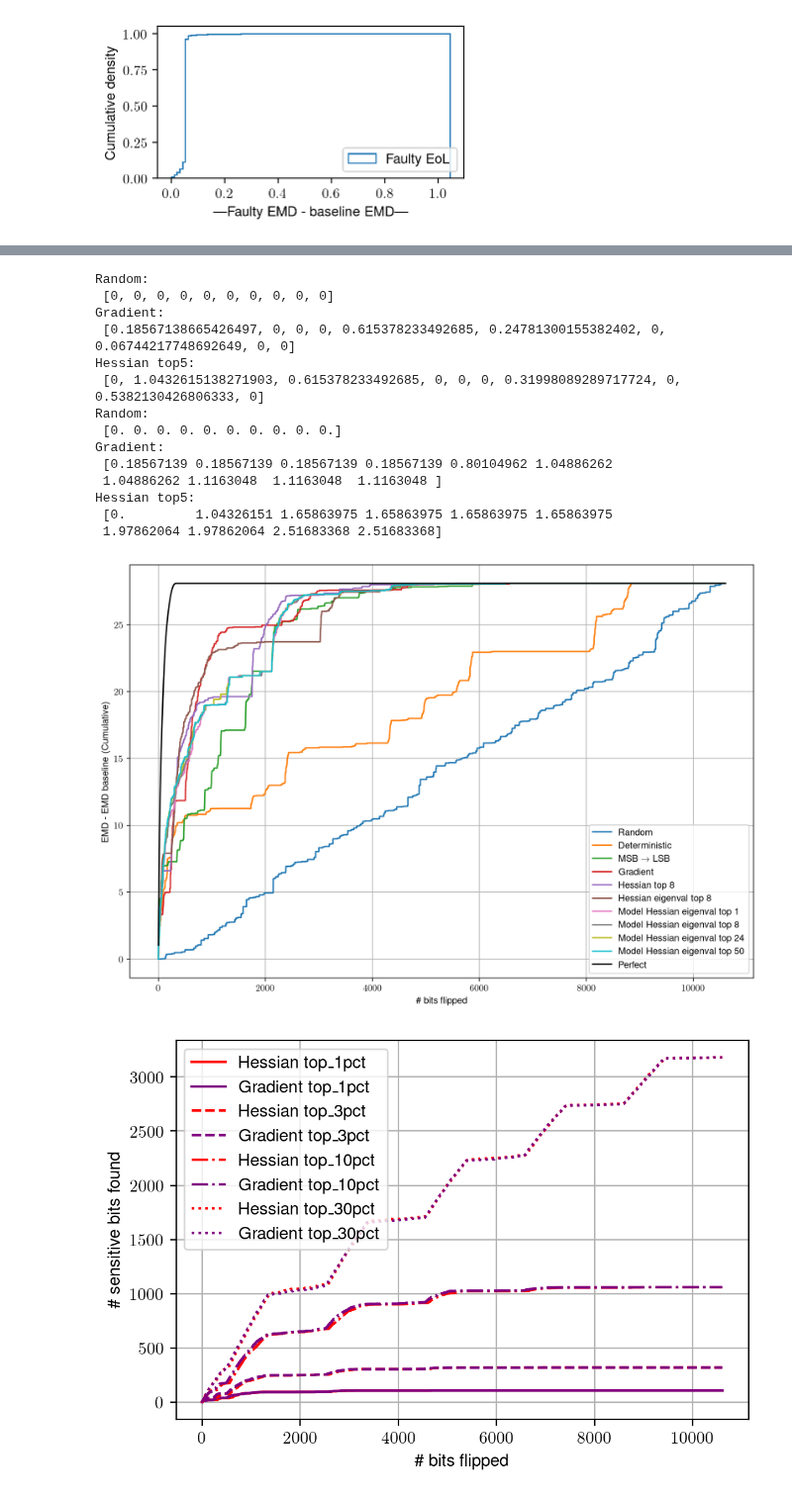
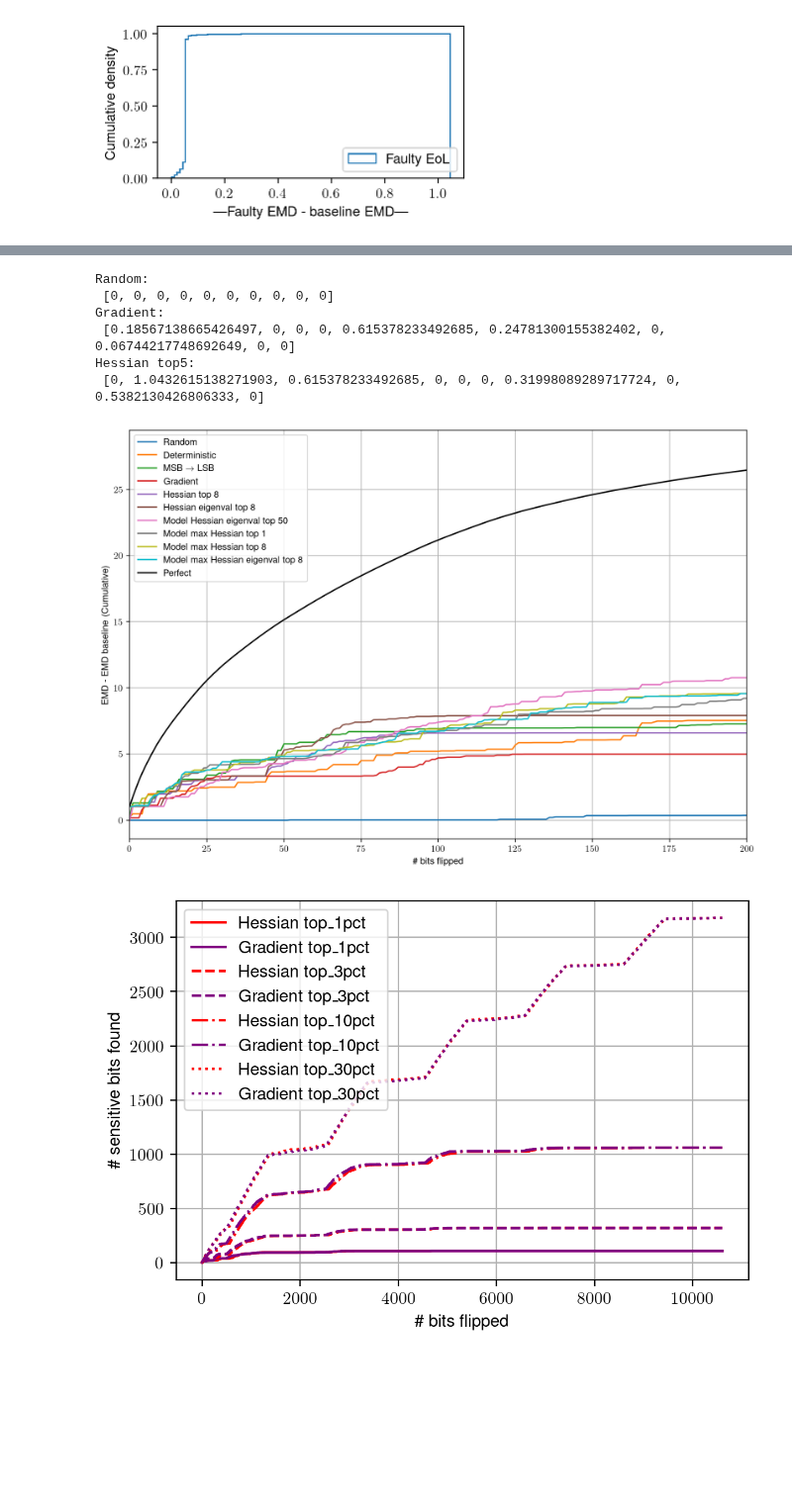
Before and after one commit to oliviaweng/fastml-science, a Jupyter notebook: sensor-data-compression/hessian-analysis/plot_paramater_ranking.ipynb, the cells around one changed output, grey strips where cells are left out. Shown at 99% size. Cells and saved outputs as stored; diff of their text form; code cells hidden in the pictures; blank space fills up the shorter version.

Commit message:
add scoring each parameter by sum of top k hessian components plots

```diff
--- a/sensor-data-compression/hessian-analysis/plot_paramater_ranking.ipynb
+++ b/sensor-data-compression/hessian-analysis/plot_paramater_ranking.ipynb
@@ -236,6 +234,24 @@ model_hessian_eigenval_rank_top50 = convert_param_ranking_to_bit_ranking(
     model_hess_eigenval_rank_top50, model_hess_eigenval_score_top50
 )
 
+# Parse (top 1) model-wide max hessian ranking file
+model_max_hess_rank_top1, model_max_hess_score_top1 = parse_ranking_file('top1_hess_max_ranking.txt')
+model_max_hessian_rank_top1 = convert_param_ranking_to_bit_ranking(
+    model_max_hess_rank_top1, model_max_hess_score_top1
+)
+
+# Parse (top 8) model-wide max hessian ranking file
+model_max_hess_rank_top8, model_max_hess_score_top8 = parse_ranking_file('top8_hess_max_ranking.txt')
+model_max_hessian_rank_top8 = convert_param_ranking_to_bit_ranking(
+    model_max_hess_rank_top8, model_max_hess_score_top8
+)
+# Parse (top 8) model-wide max hessian ranking (eigenvalue included) file
+model_max_hess_eigenval_rank_top8, model_max_hess_eigenval_score_top8 = parse_ranking_file('top8_hess_max_eigenval_ranking.txt')
+model_max_hessian_eigenval_rank_top8 = convert_param_ranking_to_bit_ranking(
+    model_max_hess_eigenval_rank_top8, model_max_hess_eigenval_score_top8
+)
+
+
 print(f"Hessian rank: {hessian_rank[:15]}")
 print(f"Hessian top 3 rank: {hessian_rank_top3[:15]}")
 print(f"Hessian top 5 rank: {hessian_rank_top5[:15]}")
@@ -452,6 +506,9 @@ model_hessian_eigenval_top1_delta_emd = []
 model_hessian_eigenval_top8_delta_emd = []
 model_hessian_eigenval_top24_delta_emd = []
 model_hessian_eigenval_top50_delta_emd = []
+model_max_hessian_top1_delta_emd = []
+model_max_hessian_top8_delta_emd = []
+model_max_hessian_eigenval_top8_delta_emd = []
 bit_ordered_delta_emd = []
 deterministic_delta_emd = []
 perfect_delta_emd = []
@@ -497,6 +554,16 @@ for i in range(NUM_BITS):
     model_hessian_eigenval_top50_idx = ground_truth_rank.index(model_hessian_eigenval_rank_top50[i])
     delta_emd = ground_truth_emd[model_hessian_eigenval_top50_idx] - AVG_EMD_BASELINE_EoL
     model_hessian_eigenval_top50_delta_emd.append(delta_emd if delta_emd > 0 else 0)
+    model_max_hessian_top1_idx = ground_truth_rank.index(model_max_hessian_rank_top1[i])
+    delta_emd = ground_truth_emd[model_max_hessian_top1_idx] - AVG_EMD_BASELINE_EoL
+    model_max_hessian_top1_delta_emd.append(delta_emd if delta_emd > 0 else 0)
+    model_max_hessian_top8_idx = ground_truth_rank.index(model_max_hessian_rank_top8[i])
+    delta_emd = ground_truth_emd[model_max_hessian_top8_idx] - AVG_EMD_BASELINE_EoL
+    model_max_hessian_top8_delta_emd.append(delta_emd if delta_emd > 0 else 0)
+    model_max_hessian_eigenval_top8_idx = ground_truth_rank.index(model_max_hessian_eigenval_rank_top8[i])
+    delta_emd = ground_truth_emd[model_max_hessian_eigenval_top8_idx] - AVG_EMD_BASELINE_EoL
+    model_max_hessian_eigenval_top8_delta_emd.append(delta_emd if delta_emd > 0 else 0)
+
 
 
 # Plot delta EMD
@@ -517,50 +584,48 @@ hessian_top8_delta_emd = np.cumsum(np.array(hessian_top8_delta_emd))
 hessian_eigenval_top8_delta_emd = np.cumsum(np.array(hessian_eigenval_top8_delta_emd))
 model_hessian_eigenval_top1_delta_emd = np.cumsum(np.array(model_hessian_eigenval_top1_delta_emd))
 model_hessian_eigenval_top8_delta_emd = np.cumsum(np.array(model_hessian_eigenval_top8_delta_emd))
 model_hessian_eigenval_top24_delta_emd = np.cumsum(np.array(model_hessian_eigenval_top24_delta_emd))
 model_hessian_eigenval_top50_delta_emd = np.cumsum(np.array(model_hessian_eigenval_top50_delta_emd))
 perfect_delta_emd = np.cumsum(np.array(perfect_delta_emd))
+model_max_hessian_top1_delta_emd = np.cumsum(np.array(model_max_hessian_top1_delta_emd))
+model_max_hessian_top8_delta_emd = np.cumsum(np.array(model_max_hessian_top8_delta_emd))
+model_max_hessian_eigenval_top8_delta_emd = np.cumsum(np.array(model_max_hessian_eigenval_top8_delta_emd))
 
-print('Random:\n', random_delta_emd[:10])
-print('Gradient:\n', grad_delta_emd[:10])
-print('Hessian top5:\n', hessian_top5_delta_emd[:10])
+# print('Random:\n', random_delta_emd[:10])
+# print('Gradient:\n', grad_delta_emd[:10])
+# print('Hessian top5:\n', hessian_top5_delta_emd[:10])
 
 ax.plot(np.arange(NUM_BITS), random_delta_emd, label='Random')
 ax.plot(np.arange(NUM_BITS), deterministic_delta_emd, label='Deterministic')
 ax.plot(np.arange(NUM_BITS), bit_ordered_delta_emd, label=r'MSB $\rightarrow$ LSB')
 # ax.plot(np.arange(NUM_BITS), hessian_delta_emd, label='Hessian')
 ax.plot(np.arange(NUM_BITS), grad_delta_emd, label='Gradient')
 # ax.plot(np.arange(NUM_BITS), hessian_top3_delta_emd, label='Hessian top 3')
 # ax.plot(np.arange(NUM_BITS), hessian_top5_delta_emd, label='Hessian top 5')
 ax.plot(np.arange(NUM_BITS), hessian_top8_delta_emd, label='Hessian top 8')
 ax.plot(np.arange(NUM_BITS), hessian_eigenval_top8_delta_emd, label='Hessian eigenval top 8')
-ax.plot(np.arange(NUM_BITS), model_hessian_eigenval_top1_delta_emd, label='Model Hessian eigenval top 1')
-ax.plot(np.arange(NUM_BITS), model_hessian_eigenval_top8_delta_emd, label='Model Hessian eigenval top 8')
-ax.plot(np.arange(NUM_BITS), model_hessian_eigenval_top24_delta_emd, label='Model Hessian eigenval top 24')
+# ax.plot(np.arange(NUM_BITS), model_hessian_eigenval_top1_delta_emd, label='Model Hessian eigenval top 1')
+# ax.plot(np.arange(NUM_BITS), model_hessian_eigenval_top8_delta_emd, label='Model Hessian eigenval top 8')
+# ax.plot(np.arange(NUM_BITS), model_hessian_eigenval_top24_delta_emd, label='Model Hessian eigenval top 24')
 ax.plot(np.arange(NUM_BITS), model_hessian_eigenval_top50_delta_emd, label='Model Hessian eigenval top 50')
+ax.plot(np.arange(NUM_BITS), model_max_hessian_top1_delta_emd, label='Model max Hessian top 1')
+ax.plot(np.arange(NUM_BITS), model_max_hessian_top8_delta_emd, label='Model max Hessian top 8')
+ax.plot(np.arange(NUM_BITS), model_max_hessian_eigenval_top8_delta_emd, label='Model max Hessian eigenval top 8')
 ax.plot(np.arange(NUM_BITS), perfect_delta_emd, color='black', label='Perfect')
 ax.set_xlabel('\# bits flipped')
 ax.set_ylabel('EMD - EMD baseline (Cumulative)')
 ax.legend()
 ax.grid()
-# plt.xlim(0, 1000)
-plt.savefig(f'plots/fault_sensitivity_ranking_delta_emd.pdf', dpi=300, bbox_inches='tight')
+plt.xlim(0, 200)
+plt.savefig(f'plots/fault_sensitivity_ranking_delta_emd_xlim200.pdf', dpi=300, bbox_inches='tight')
 # %% [output]
 Random:
  [0, 0, 0, 0, 0, 0, 0, 0, 0, 0]
 Gradient:
  [0.18567138665426497, 0, 0, 0, 0.615378233492685, 0.24781300155382402, 0, 0.06744217748692649, 0, 0]
 Hessian top5:
  [0, 1.0432615138271903, 0.615378233492685, 0, 0, 0, 0.31998089289717724, 0, 0.5382130426806333, 0]
-Random:
- [0. 0. 0. 0. 0. 0. 0. 0. 0. 0.]
-Gradient:
- [0.18567139 0.18567139 0.18567139 0.18567139 0.80104962 1.04886262
- 1.04886262 1.1163048  1.1163048  1.1163048 ]
-Hessian top5:
- [0.         1.04326151 1.65863975 1.65863975 1.65863975 1.65863975
- 1.97862064 1.97862064 2.51683368 2.51683368]
-[figure, old version]
+[figure, new version]
 # %%
 # Compare 1pct, 3pct, 10pct, and 30pct searches for Hessian and gradient
 top_k_bit_indices = [top_1pct_bit_indices, top_3pct_bit_indices, top_10pct_bit_indices, top_30pct_bit_indices]
```
Also changed, not shown: parts of 3 cells of this notebook, 13 other files.
